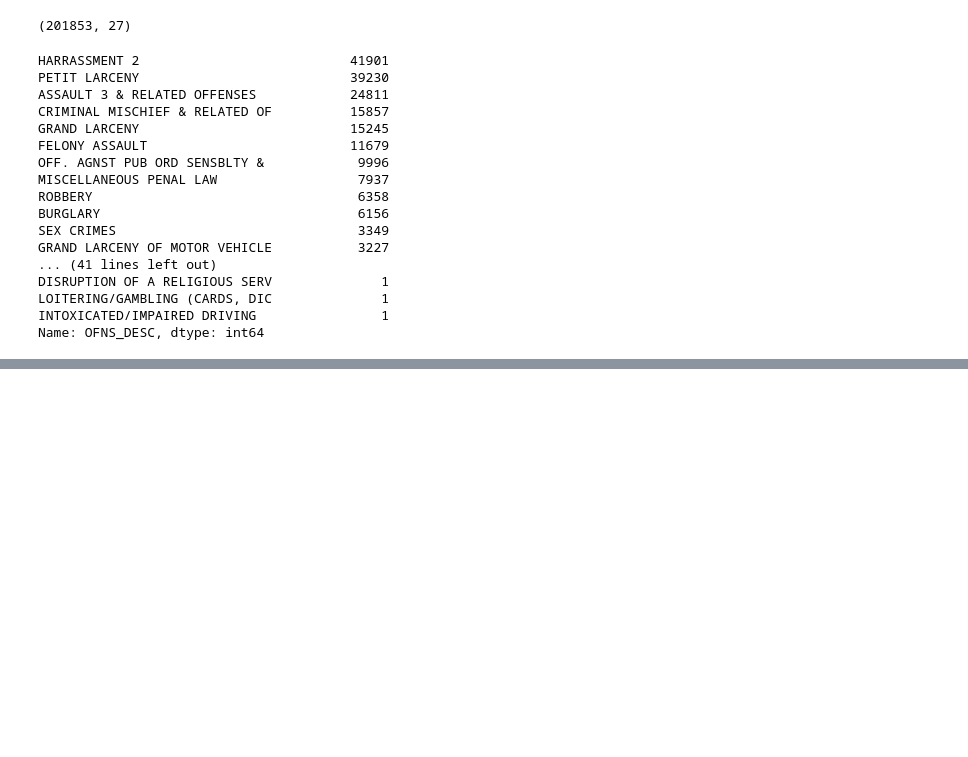
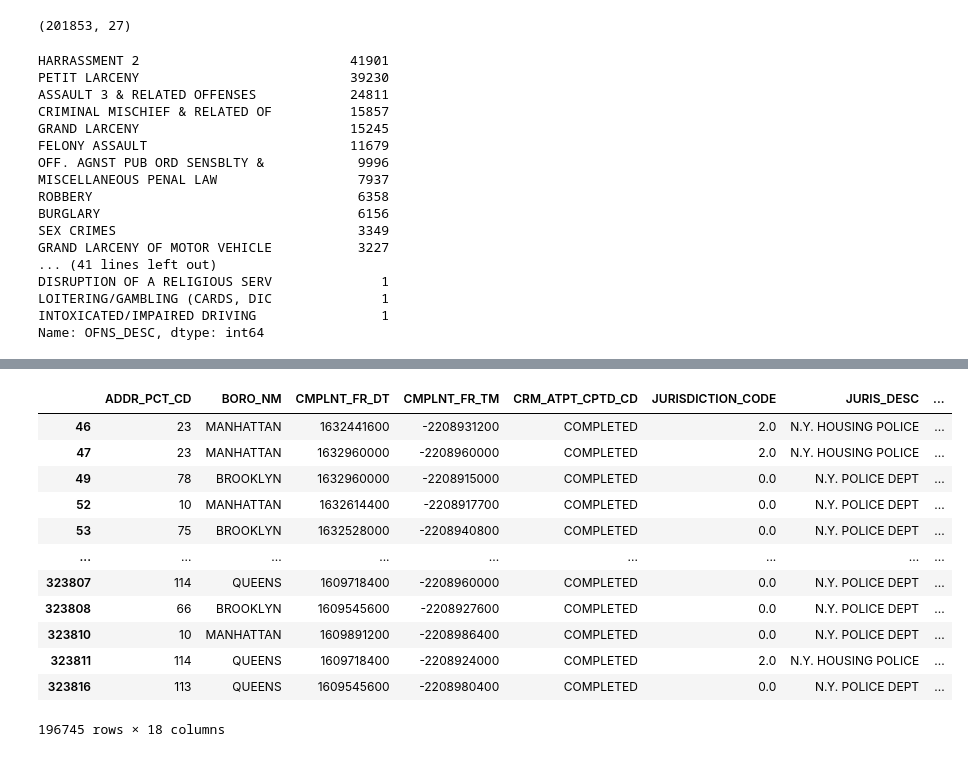
Before and after one commit to Hoots-25/NYPD_Analysis, a Jupyter notebook: Violent_Crime_DataFrame.ipynb, the cells around one changed output, grey strips where cells are left out. Saved outputs shown, nothing was run; the diff lists cells and outputs as text; code cells hidden in the pictures; blank space fills up the shorter version.

```diff
--- a/Violent_Crime_DataFrame.ipynb
+++ b/Violent_Crime_DataFrame.ipynb
@@ -102,0 +176,24 @@ violent_crime_df.to_csv("./Resources/violent_crime.csv")
+# %%
+# Do we need to convert dates to unix times?
+
+import time
+import datetime
+#date = datetime.datetime.now()
+
+
+#rfm_violent_crime_df['CMPLNT_FR_DT'].loc[rfm_violent_crime_df['CMPLNT_FR_DT']] = datetime.datetime.timestamp(rfm_violent_crime_df['CMPLNT_FR_DT'])*1000
+
+#dt = pd.DatetimeIndex ( dt ).astype ( np.int64 )/1000000
+
+
+# create test data
+#dates = pd.to_datetime([rfm_violent_crime_df['CMPLNT_FR_DT'])
+
+# calculate unix datetime
+rfm_violent_crime_df['CMPLNT_FR_DT'] = (pd.to_datetime(rfm_violent_crime_df['CMPLNT_FR_DT']) - pd.Timestamp("1970-01-01")) // pd.Timedelta('1s')
+rfm_violent_crime_df['CMPLNT_FR_TM'] = (pd.to_datetime(rfm_violent_crime_df['CMPLNT_FR_TM']) - pd.Timestamp("1970-01-01")) // pd.Timedelta('1s')
+#Timestamp.timestamp()
+
+#rfm_violent_crime_df["UNIX_CMPLNT_FR_DT"] = time.mktime(rfm_violent_crime_df["CMPLNT_FR_DT"].timetuple())
+
+#rfm_violent_crime_df["UNIX_CMPLNT_FR_DT"] = datetime.datetime.timestamp(rfm_violent_crime_df["CMPLNT_FR_DT"])*1000
@@ -102,0 +209,16 @@ violent_crime_df.to_csv("./Resources/violent_crime.csv")
+# %%
+rfm_violent_crime_df
+# %% [output]
+|  | ADDR_PCT_CD | BORO_NM | CMPLNT_FR_DT | CMPLNT_FR_TM | CRM_ATPT_CPTD_CD | JURISDICTION_CODE | JURIS_DESC | ... |
+| 46 | 23 | MANHATTAN | 1632441600 | -2208931200 | COMPLETED | 2.0 | N.Y. HOUSING POLICE | ... |
+| 47 | 23 | MANHATTAN | 1632960000 | -2208960000 | COMPLETED | 2.0 | N.Y. HOUSING POLICE | ... |
+| 49 | 78 | BROOKLYN | 1632960000 | -2208915000 | COMPLETED | 0.0 | N.Y. POLICE DEPT | ... |
+| 52 | 10 | MANHATTAN | 1632614400 | -2208917700 | COMPLETED | 0.0 | N.Y. POLICE DEPT | ... |
+| 53 | 75 | BROOKLYN | 1632528000 | -2208940800 | COMPLETED | 0.0 | N.Y. POLICE DEPT | ... |
+| ... | ... | ... | ... | ... | ... | ... | ... | ... |
+| 323807 | 114 | QUEENS | 1609718400 | -2208960000 | COMPLETED | 0.0 | N.Y. POLICE DEPT | ... |
+| 323808 | 66 | BROOKLYN | 1609545600 | -2208927600 | COMPLETED | 0.0 | N.Y. POLICE DEPT | ... |
+| 323810 | 10 | MANHATTAN | 1609891200 | -2208986400 | COMPLETED | 0.0 | N.Y. POLICE DEPT | ... |
+| 323811 | 114 | QUEENS | 1609718400 | -2208924000 | COMPLETED | 2.0 | N.Y. HOUSING POLICE | ... |
+| 323816 | 113 | QUEENS | 1609545600 | -2208980400 | COMPLETED | 0.0 | N.Y. POLICE DEPT | ... |
+196745 rows × 18 columns
```
Also changed, not shown: parts of 20 cells of this notebook, 3 other files.
